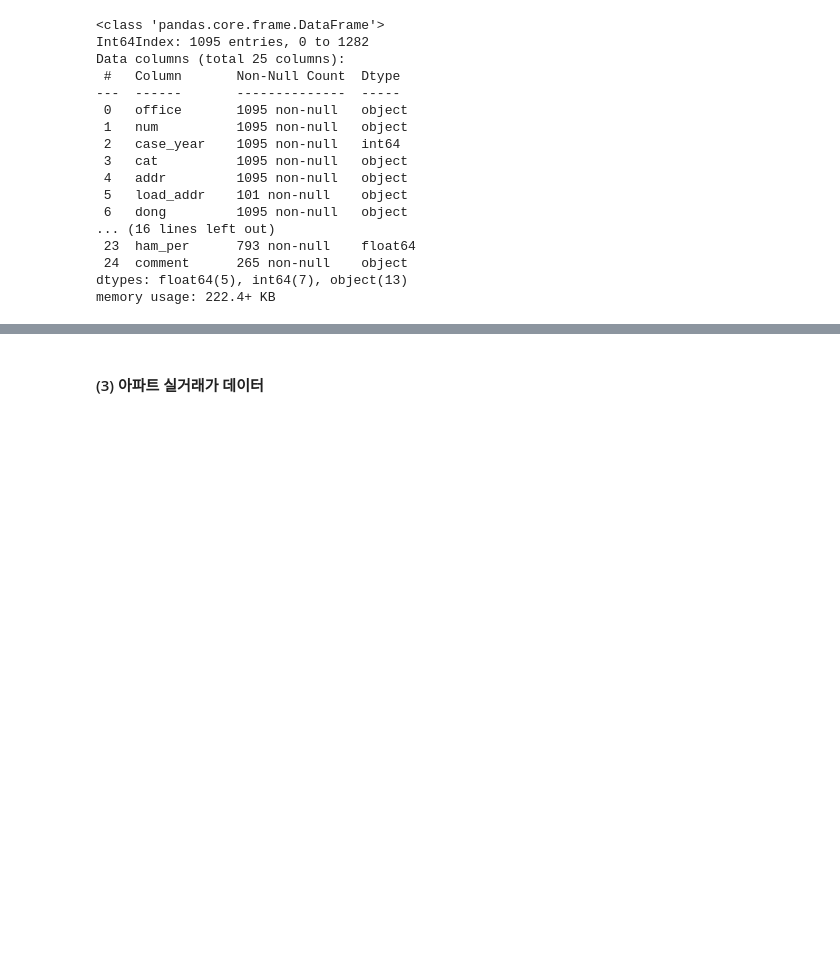
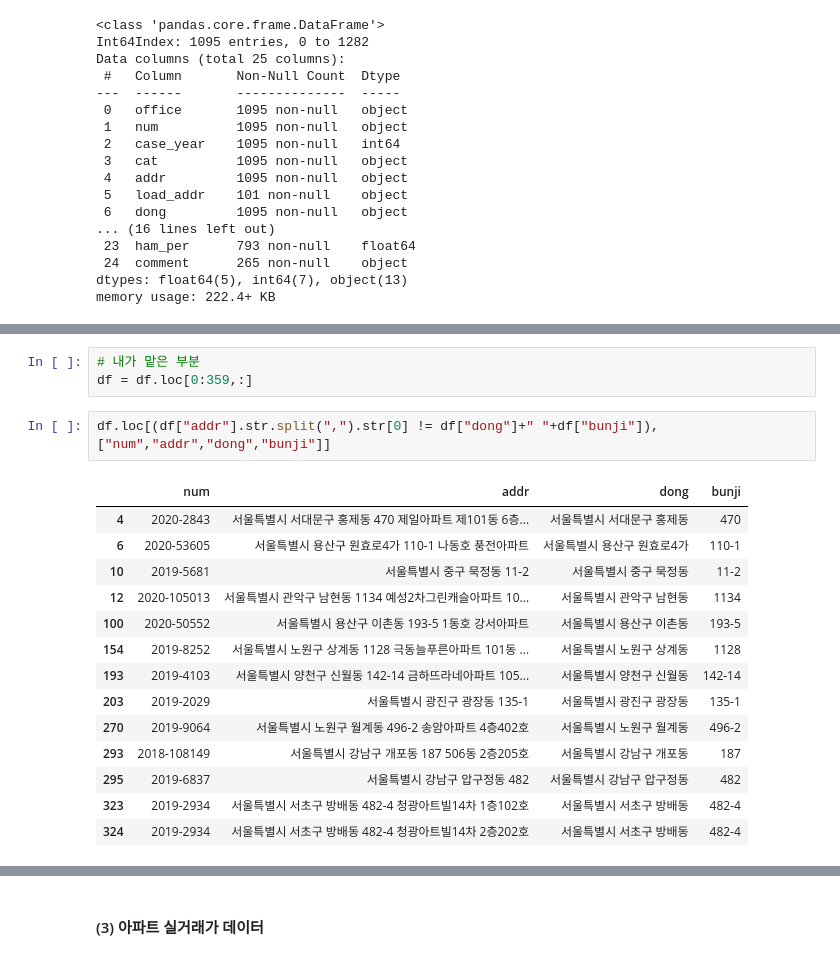
Before and after one commit to JinsolPark/final_project, a Jupyter notebook: jspark/01_데이터 준비.ipynb, the cells around one changed output, grey strips where cells are left out. Drawn from its saved outputs; the diff is of its cells as text; blank space fills up the shorter version.

```diff
--- a/jspark/01_데이터 준비.ipynb
+++ b/jspark/01_데이터 준비.ipynb
@@ -669,0 +677,20 @@ df2.to_csv("data/auction/")
+# %%
+# 내가 맡은 부분
+df = df.loc[0:359,:]
+# %%
+df.loc[(df["addr"].str.split(",").str[0] != df["dong"]+" "+df["bunji"]),["num","addr","dong","bunji"]]
+# %% [output]
+|  | num | addr | dong | bunji |
+| 4 | 2020-2843 | 서울특별시 서대문구 홍제동 470 제일아파트 제101동 6층... | 서울특별시 서대문구 홍제동 | 470 |
+| 6 | 2020-53605 | 서울특별시 용산구 원효로4가 110-1 나동호 풍전아파트 | 서울특별시 용산구 원효로4가 | 110-1 |
+| 10 | 2019-5681 | 서울특별시 중구 묵정동 11-2 | 서울특별시 중구 묵정동 | 11-2 |
+| 12 | 2020-105013 | 서울특별시 관악구 남현동 1134 예성2차그린캐슬아파트 10... | 서울특별시 관악구 남현동 | 1134 |
+| 100 | 2020-50552 | 서울특별시 용산구 이촌동 193-5 1동호 강서아파트 | 서울특별시 용산구 이촌동 | 193-5 |
+| 154 | 2019-8252 | 서울특별시 노원구 상계동 1128 극동늘푸른아파트 101동 ... | 서울특별시 노원구 상계동 | 1128 |
+| 193 | 2019-4103 | 서울특별시 양천구 신월동 142-14 금하뜨라네아파트 105... | 서울특별시 양천구 신월동 | 142-14 |
+| 203 | 2019-2029 | 서울특별시 광진구 광장동 135-1 | 서울특별시 광진구 광장동 | 135-1 |
+| 270 | 2019-9064 | 서울특별시 노원구 월계동 496-2 송암아파트 4층402호 | 서울특별시 노원구 월계동 | 496-2 |
+| 293 | 2018-108149 | 서울특별시 강남구 개포동 187 506동 2층205호 | 서울특별시 강남구 개포동 | 187 |
+| 295 | 2019-6837 | 서울특별시 강남구 압구정동 482 | 서울특별시 강남구 압구정동 | 482 |
+| 323 | 2019-2934 | 서울특별시 서초구 방배동 482-4 청광아트빌14차 1층102호 | 서울특별시 서초구 방배동 | 482-4 |
+| 324 | 2019-2934 | 서울특별시 서초구 방배동 482-4 청광아트빌14차 2층202호 | 서울특별시 서초구 방배동 | 482-4 |
```
Also changed, not shown: parts of 30 cells of this notebook, 7 other files.
